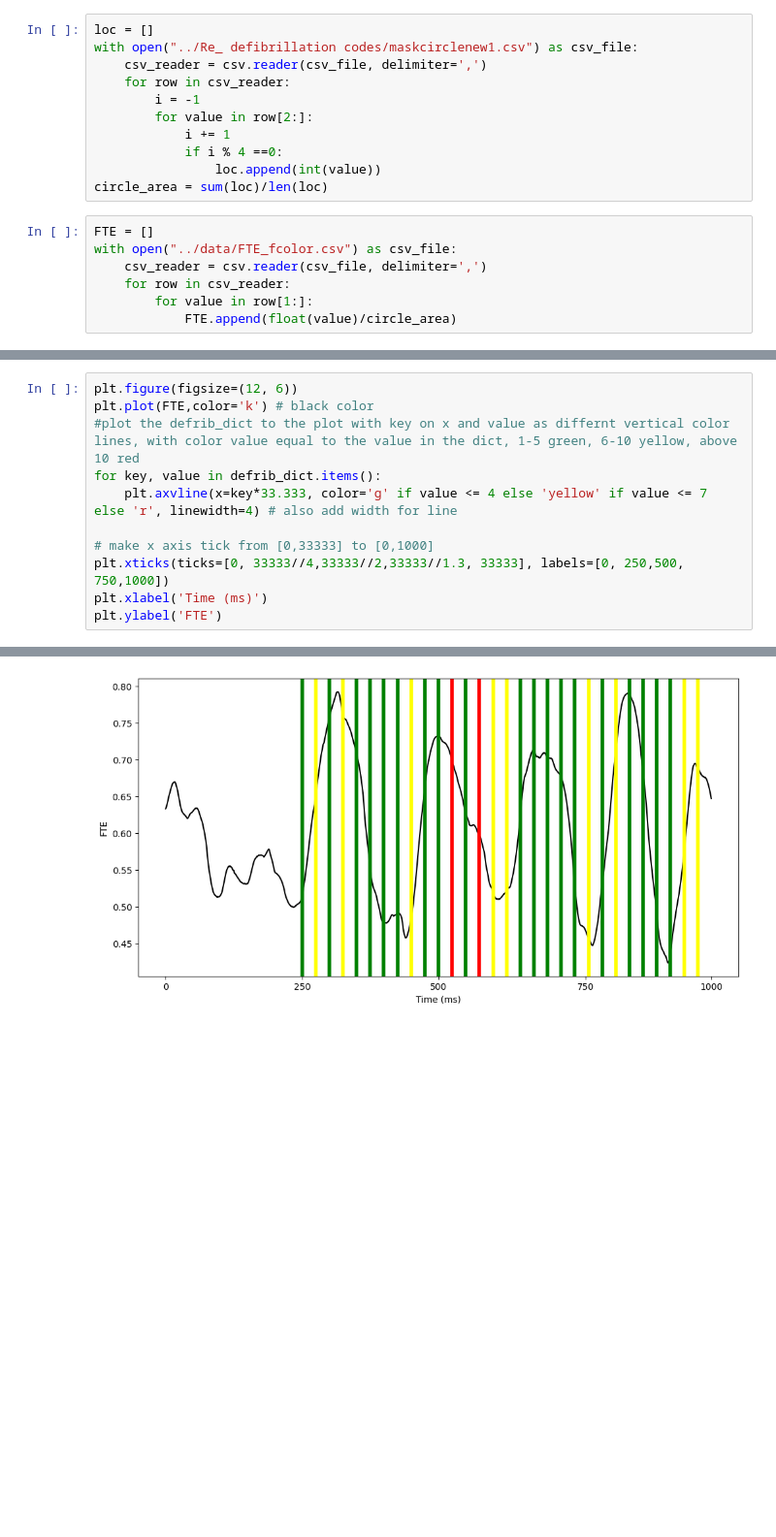
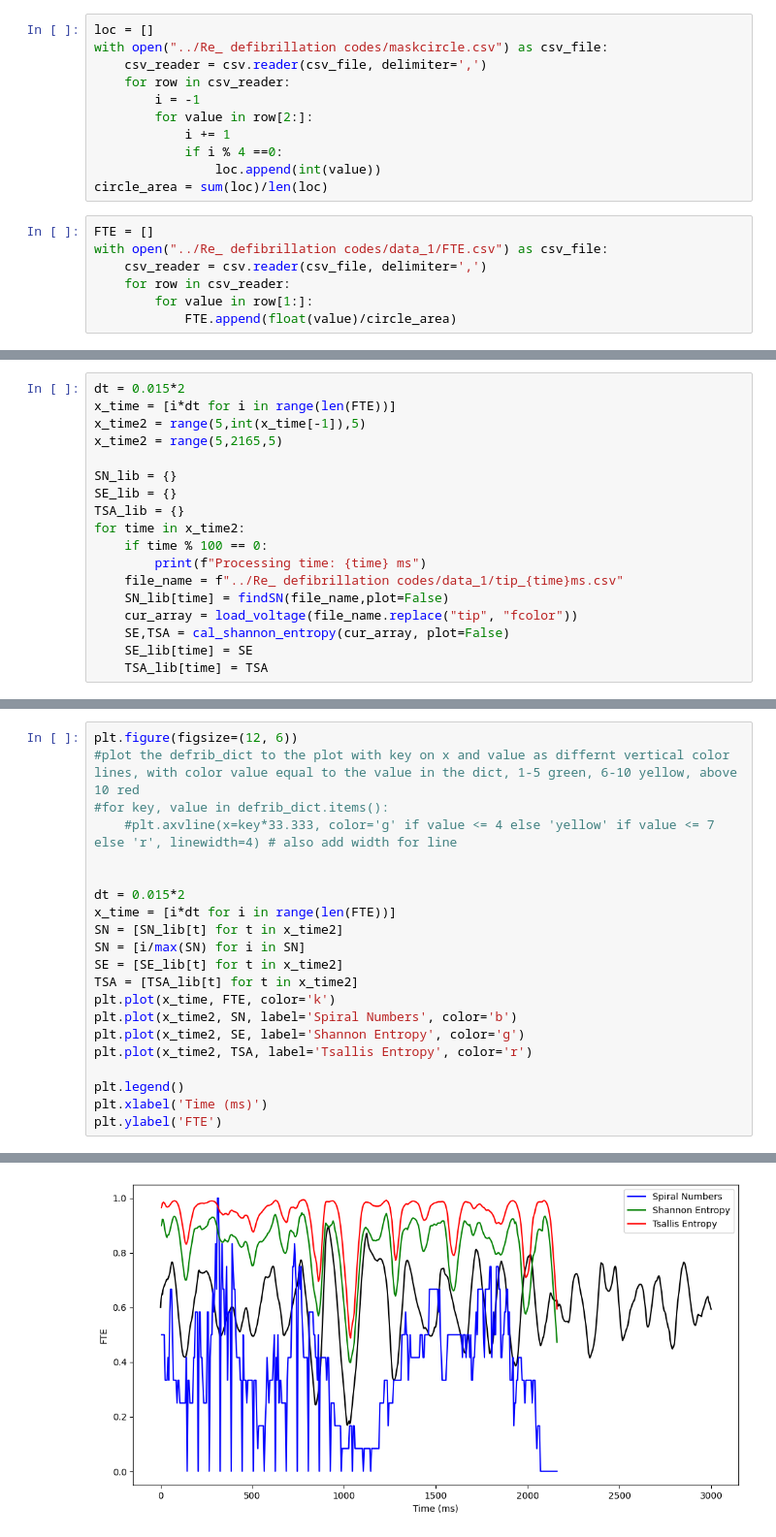
Before and after one commit to William-XiaodongAn/defibrillation, a Jupyter notebook: jupyter_script/analyze_defrib_freq.ipynb, the cells around one changed output, grey strips where cells are left out. Shown: that part at 97% size. Saved outputs shown, nothing was run; the diff lists cells and outputs as text; blank space fills up the shorter version.

```diff
--- a/jupyter_script/analyze_defrib_freq.ipynb
+++ b/jupyter_script/analyze_defrib_freq.ipynb
@@ -35,6 +12,6 @@ Text(0.5, 1.0, 'initial condition for 1000ms simulation')
 # %%
 loc = []
-with open("../Re_ defibrillation codes/maskcirclenew1.csv") as csv_file:
+with open("../Re_ defibrillation codes/maskcircle.csv") as csv_file:
     csv_reader = csv.reader(csv_file, delimiter=',')
     for row in csv_reader:
         i = -1
@@ -45,7 +22,7 @@ with open("../Re_ defibrillation codes/maskcirclenew1.csv") as csv_file:
 circle_area = sum(loc)/len(loc)
 # %%
 FTE = []
-with open("../data/FTE_fcolor.csv") as csv_file:
+with open("../Re_ defibrillation codes/data_1/FTE.csv") as csv_file:
     csv_reader = csv.reader(csv_file, delimiter=',')
     for row in csv_reader:
         for value in row[1:]:
@@ -85,0 +196,18 @@ defrib_dict = {
+# %%
+dt = 0.015*2
+x_time = [i*dt for i in range(len(FTE))]
+x_time2 = range(5,int(x_time[-1]),5)
+x_time2 = range(5,2165,5)
+
+SN_lib = {}
+SE_lib = {}
+TSA_lib = {}
+for time in x_time2:
+    if time % 100 == 0:
+        print(f"Processing time: {time} ms")
+    file_name = f"../Re_ defibrillation codes/data_1/tip_{time}ms.csv"
+    SN_lib[time] = findSN(file_name,plot=False)
+    cur_array = load_voltage(file_name.replace("tip", "fcolor"))
+    SE,TSA = cal_shannon_entropy(cur_array, plot=False)
+    SE_lib[time] = SE
+    TSA_lib[time] = TSA
@@ -86,14 +234,24 @@ defrib_dict = {
 # %%
 plt.figure(figsize=(12, 6))
-plt.plot(FTE,color='k') # black color
 #plot the defrib_dict to the plot with key on x and value as differnt vertical color lines, with color value equal to the value in the dict, 1-5 green, 6-10 yellow, above 10 red
-for key, value in defrib_dict.items():
-    plt.axvline(x=key*33.333, color='g' if value <= 4 else 'yellow' if value <= 7 else 'r', linewidth=4) # also add width for line
+#for key, value in defrib_dict.items():
+    #plt.axvline(x=key*33.333, color='g' if value <= 4 else 'yellow' if value <= 7 else 'r', linewidth=4) # also add width for line
 
-# make x axis tick from [0,33333] to [0,1000]
-plt.xticks(ticks=[0, 33333//4,33333//2,33333//1.3, 33333], labels=[0, 250,500, 750,1000])
+
+dt = 0.015*2
+x_time = [i*dt for i in range(len(FTE))]
+SN = [SN_lib[t] for t in x_time2]
+SN = [i/max(SN) for i in SN]
+SE = [SE_lib[t] for t in x_time2]
+TSA = [TSA_lib[t] for t in x_time2]
+plt.plot(x_time, FTE, color='k')
+plt.plot(x_time2, SN, label='Spiral Numbers', color='b')
+plt.plot(x_time2, SE, label='Shannon Entropy', color='g')
+plt.plot(x_time2, TSA, label='Tsallis Entropy', color='r')
+
+plt.legend()
 plt.xlabel('Time (ms)')
 plt.ylabel('FTE')
 # %% [output]
 Text(0, 0.5, 'FTE')
-[figure, old version]
+[figure, new version]
```
Also changed, not shown: parts of 19 cells of this notebook, 34 other files.
